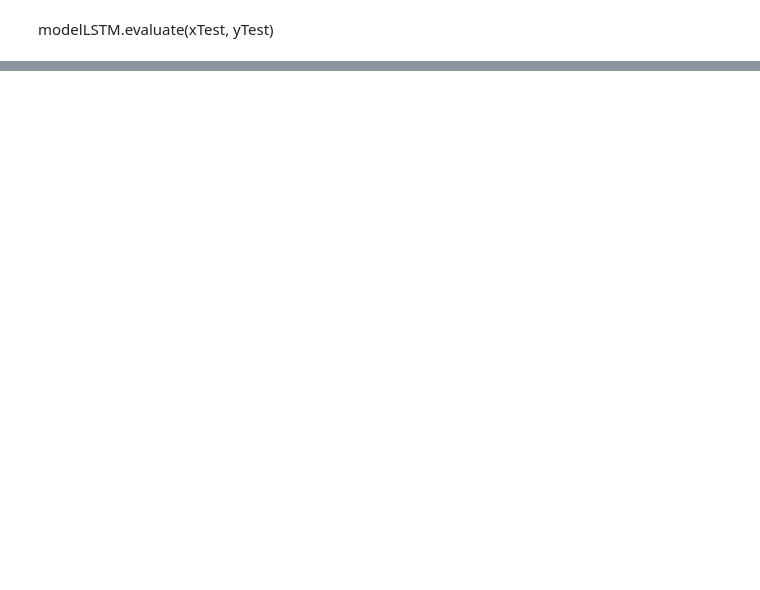
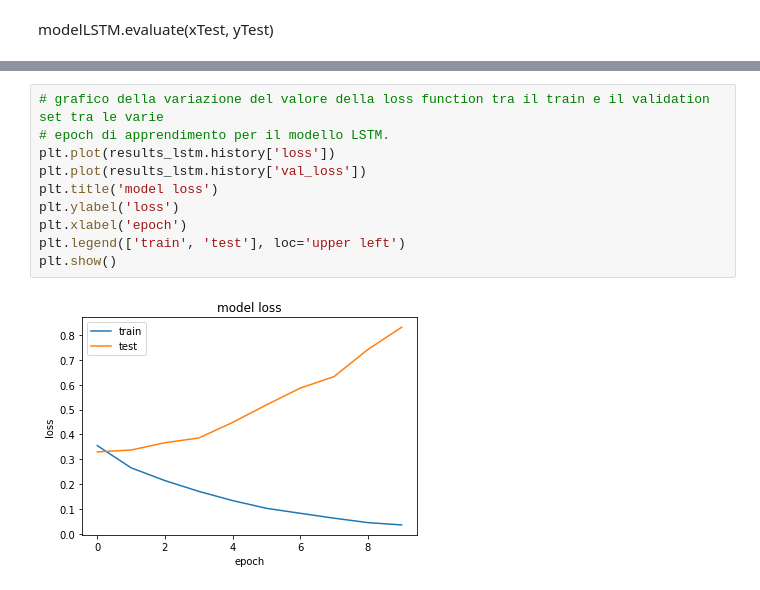
Before and after one commit to kode-git/sentiment-analysis-yelp, a Jupyter notebook: Yelp Review Classification.ipynb, the cells around one changed output, grey strips where cells are left out. Drawn from its saved outputs; the diff is of its cells as text; blank space fills up the shorter version.

```diff
--- a/Yelp Review Classification.ipynb
+++ b/Yelp Review Classification.ipynb
@@ -378,0 +610,12 @@ print(f"Risultati model_lstm: {predictions_lstm}\n"+
+# %%
+# grafico della variazione del valore della loss function tra il train e il validation set tra le varie
+# epoch di apprendimento per il modello LSTM.
+plt.plot(results_lstm.history['loss'])
+plt.plot(results_lstm.history['val_loss'])
+plt.title('model loss')
+plt.ylabel('loss')
+plt.xlabel('epoch')
+plt.legend(['train', 'test'], loc='upper left')
+plt.show()
+# %% [output]
+[figure, added]
```
Also changed, not shown: parts of 54 cells of this notebook.
